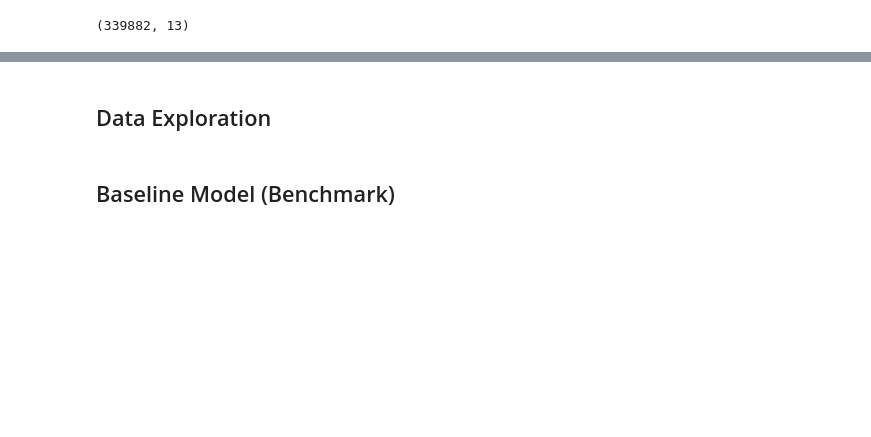
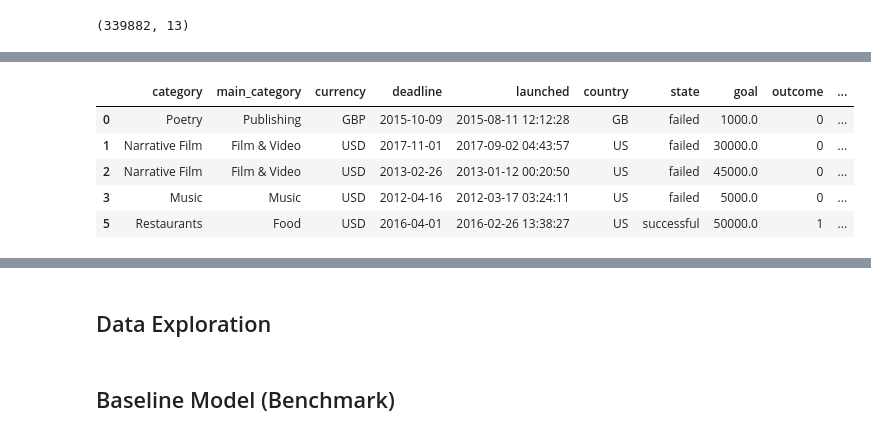
Before and after one commit to DS-kickstarter-success/kickstarter-success, a Jupyter notebook: U4-BW-Template/U4-BW-Template/notebooks/01_Model_Development.ipynb, the cells around one changed output, grey strips where cells are left out. Saved outputs shown, nothing was run; the diff lists cells and outputs as text; code cells hidden in the pictures; blank space fills up the shorter version.

```diff
--- a/U4-BW-Template/U4-BW-Template/notebooks/01_Model_Development.ipynb
+++ b/U4-BW-Template/U4-BW-Template/notebooks/01_Model_Development.ipynb
@@ -93,0 +97,6 @@ df.sample(5)
+# %%
+#converting state into binary success and failure where success=1  and failure = 0
+
+df = df.assign(outcome=(df['state'] == 'successful').astype(int))
+
+df.sample(5)
@@ -93,0 +110,21 @@ df.sample(5)
+# %%
+df['launched'] = pd.to_datetime(df['launched'])
+df['deadline'] = pd.to_datetime(df['deadline'])
+
+df = df.assign(hour_launched=df.launched.dt.hour,
+               day_launched=df.launched.dt.day,
+               month_launched=df.launched.dt.month,
+               year_launched=df.launched.dt.year)
+
+df = df.assign(day_deadline=df.launched.dt.day,
+               month_deadline=df.launched.dt.month,
+               year_deadline=df.launched.dt.year)
+
+df.head()
+# %% [output]
+|  | category | main_category | currency | deadline | launched | country | state | goal | outcome | ... |
+| 0 | Poetry | Publishing | GBP | 2015-10-09 | 2015-08-11 12:12:28 | GB | failed | 1000.0 | 0 | ... |
+| 1 | Narrative Film | Film & Video | USD | 2017-11-01 | 2017-09-02 04:43:57 | US | failed | 30000.0 | 0 | ... |
+| 2 | Narrative Film | Film & Video | USD | 2013-02-26 | 2013-01-12 00:20:50 | US | failed | 45000.0 | 0 | ... |
+| 3 | Music | Music | USD | 2012-04-16 | 2012-03-17 03:24:11 | US | failed | 5000.0 | 0 | ... |
+| 5 | Restaurants | Food | USD | 2016-04-01 | 2016-02-26 13:38:27 | US | successful | 50000.0 | 1 | ... |
```
Also changed, not shown: parts of 13 cells of this notebook, 21 other files.
